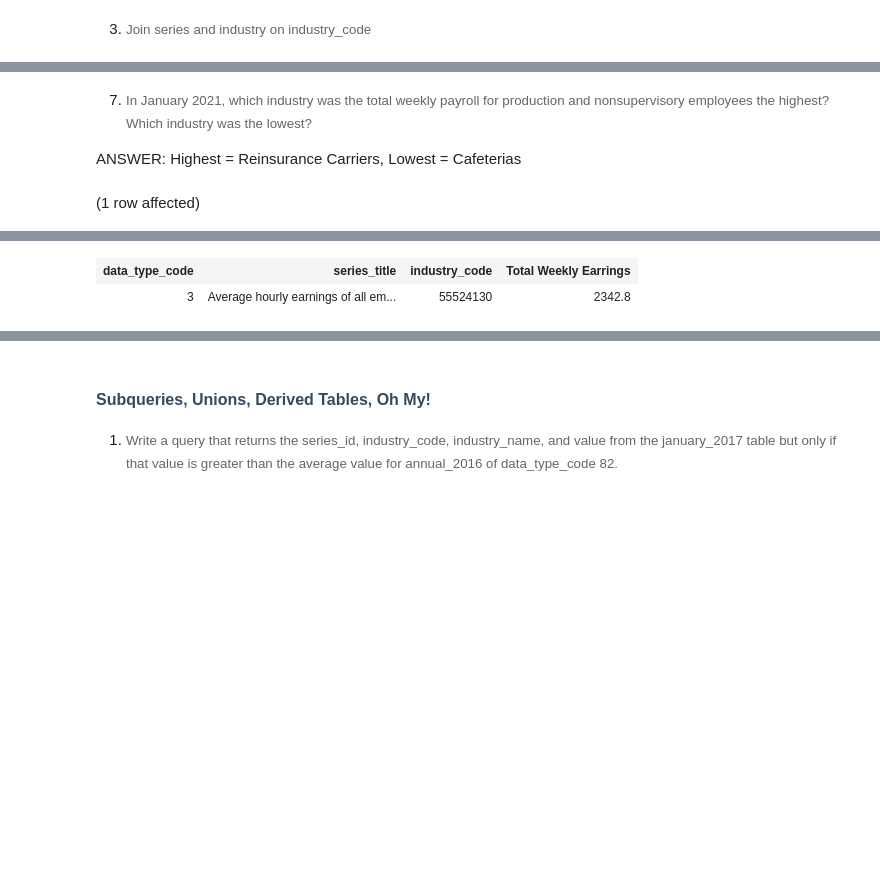
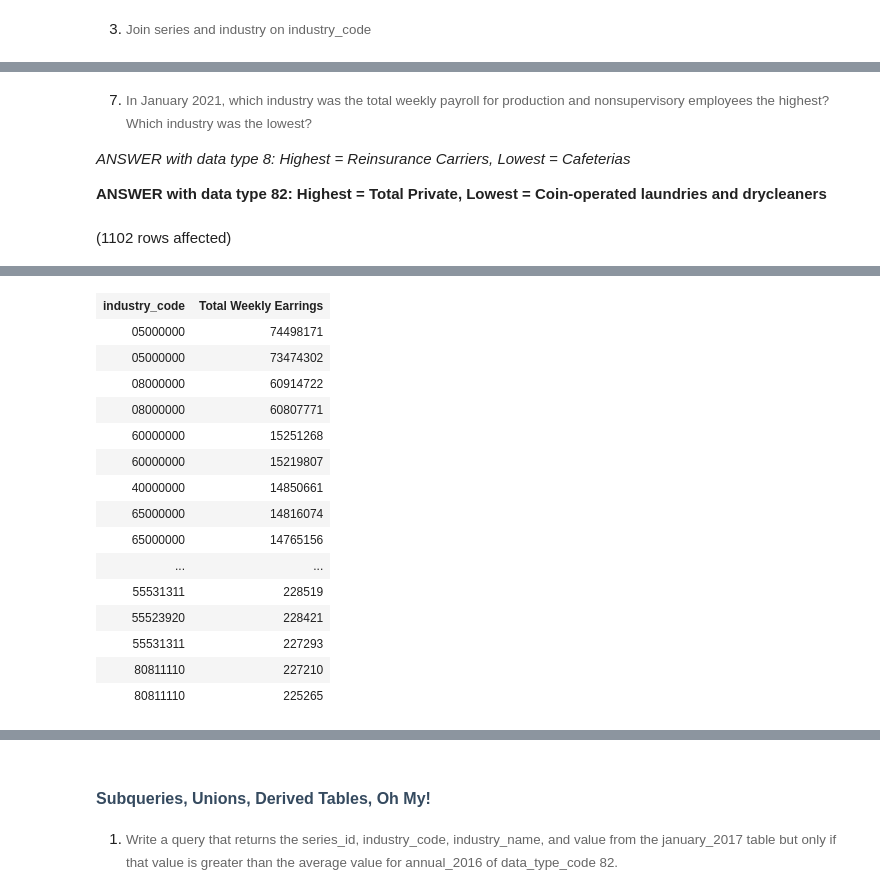
Before and after one commit to sclarksienki/Assignment3_9to5, a Jupyter notebook: 9to5.ipynb, the cells around one changed output, grey strips where cells are left out. Cells and saved outputs as stored; diff of their text form; code cells hidden in the pictures; blank space fills up the shorter version.

```diff
--- a/9to5.ipynb
+++ b/9to5.ipynb
@@ -295,15 +314,17 @@ Total execution time: 00:00:00.032
 # %% [markdown]
 7. <span style="background-color: rgb(255, 255, 255); font-size: 10pt; white-space: pre-wrap; color: rgb(102, 102, 102); font-family: Arvo, serif;">In January 2021, which industry was the total weekly payroll for production and nonsupervisory employees the highest? Which industry was the lowest?</span>
 
-<span style="font-size: 13.3333px; white-space: pre-wrap;">ANSWER: Highest = Reinsurance Carriers, Lowest = Cafeterias</span>
+<span style="font-size: 13.3333px; white-space: pre-wrap;"><i>ANSWER with data type 8: Highest = Reinsurance Carriers, Lowest = Cafeterias</i></span>
+
+<span style="font-size: 13.3333px; white-space: pre-wrap;"><b>ANSWER with data type 82: Highest = Total Private, Lowest = Coin-operated laundries and drycleaners</b><br></span>
 # %%
-SELECT TOP 1 s.data_type_code, s.series_title, s.industry_code, (j.value*40) as 'Total Weekly Earrings'
+SELECT s.industry_code, j.value as 'Total Weekly Earrings'
 FROM LaborStatisticsDB.dbo.january_2017 as j
 INNER JOIN LaborStatisticsDB.dbo.series as s
 ON j.series_id = s.series_id
-WHERE s.data_type_code=3
---3 is AVERAGE HOURLY EARNINGS OF ALL EMPLOYEES
-GROUP BY s.data_type_code, s.series_title,  s.industry_code, j.value
+WHERE s.data_type_code=82
+--82 is AGGREGATE WEEKLY PAYROLLS OF PRODUCTION AND NONSUPERVISORY EMPLOYEES
+GROUP BY s.industry_code, j.value
 ORDER BY j.value DESC
 # %% [output]
-(1 row affected)
+(1102 rows affected)
@@ -311,5 +332,19 @@ Total execution time: 00:00:00.066
-| data_type_code | series_title | industry_code | Total Weekly Earrings |
-| 3 | Average hourly earnings of all em... | 55524130 | 2342.8 |
+| industry_code | Total Weekly Earrings |
+| 05000000 | 74498171 |
+| 05000000 | 73474302 |
+| 08000000 | 60914722 |
+| 08000000 | 60807771 |
+| 60000000 | 15251268 |
+| 60000000 | 15219807 |
+| 40000000 | 14850661 |
+| 65000000 | 14816074 |
+| 65000000 | 14765156 |
+| ... | ... |
+| 55531311 | 228519 |
+| 55523920 | 228421 |
+| 55531311 | 227293 |
+| 80811110 | 227210 |
+| 80811110 | 225265 |
 # %%
 SELECT TOP 1 industry_code, industry_name
 FROM LaborStatisticsDB.dbo.industry
```
Also changed, not shown: parts of 41 cells of this notebook.
